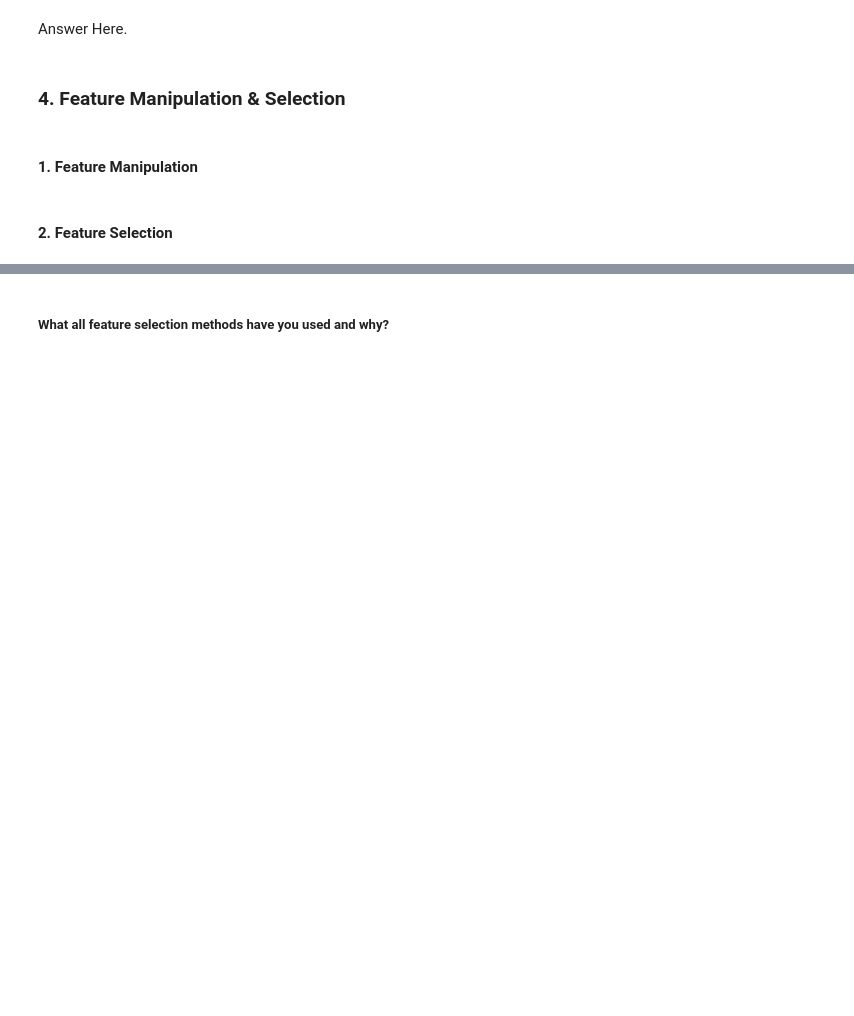
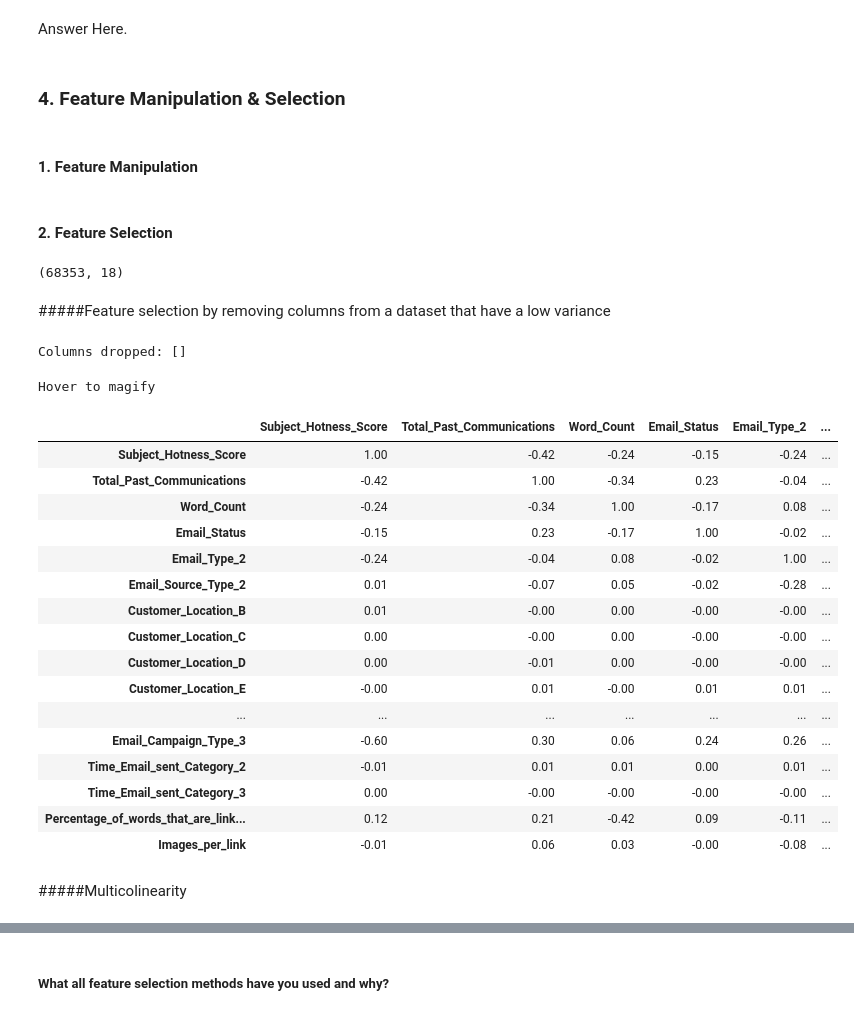
Before and after one commit to abhinav4201/Classification-Email-Campaign-Effectiveness-Prediction, a Jupyter notebook: Email_Campaign_Effectiveness_Prediction_capstone_3.ipynb, the cells around one changed output, grey strips where cells are left out. Cells and saved outputs as stored; diff of their text form; code cells hidden in the pictures; blank space fills up the shorter version.

```diff
--- a/Email_Campaign_Effectiveness_Prediction_capstone_3.ipynb
+++ b/Email_Campaign_Effectiveness_Prediction_capstone_3.ipynb
@@ -1594,4 +1605,77 @@ Answer Here.
+# %%
+#replacing infinity values with 0
+np.isinf(dff).values.sum()
+dff.replace([np.inf, -np.inf], 0, inplace=True)
 # %% [markdown]
 #### 2. Feature Selection
 # %%
 # Select your features wisely to avoid overfitting
+dff.shape
+# %% [output]
+(68353, 18)
+# %% [markdown]
+#####Feature selection by removing columns from a dataset that have a low variance
+# %%
+# Dropping Constant and Quasi Constant Feature
+def dropping_constant(data):
+  from  sklearn.feature_selection import VarianceThreshold
+  var_thres= VarianceThreshold(threshold=0.05)
+  var_thres.fit(data)
+  concol = [column for column in data.columns
+          if column not in data.columns[var_thres.get_support()]] #var_thres.get_support() return boolean values on checking condition
+  if "Email_Status" in concol:
+    concol.remove("Email_Status")
+  else:
+    pass
+  print(f'Columns dropped: {concol}')
+  df_removed_var=data.drop(concol,axis=1)
+  return df_removed_var
+# %%
+# Calling the function
+df_removed_var=dropping_constant(dff)
+# %% [output]
+Columns dropped: []
+# %%
+#correlation matrix
+
+corr = df_removed_var.corr()
+cmap=sns.diverging_palette(5, 250, as_cmap=True)
+
+def magnify():
+    return [dict(selector="th",
+                 props=[("font-size", "7pt")]),
+            dict(selector="td",
+                 props=[('padding', "0em 0em")]),
+            dict(selector="th:hover",
+                 props=[("font-size", "12pt")]),
+            dict(selector="tr:hover td:hover",
+                 props=[('max-width', '200px'),
+                        ('font-size', '12pt')])
+]
+
+corr.style.background_gradient(cmap, axis=1)\
+    .set_properties(**{'max-width': '80px', 'font-size': '10pt'})\
+    .set_caption("Hover to magify")\
+    .set_precision(2)\
+    .set_table_styles(magnify())
+# %% [output]
+Hover to magify
+|  | Subject_Hotness_Score | Total_Past_Communications | Word_Count | Email_Status | Email_Type_2 | ... |
+| Subject_Hotness_Score | 1.00 | -0.42 | -0.24 | -0.15 | -0.24 | ... |
+| Total_Past_Communications | -0.42 | 1.00 | -0.34 | 0.23 | -0.04 | ... |
+| Word_Count | -0.24 | -0.34 | 1.00 | -0.17 | 0.08 | ... |
+| Email_Status | -0.15 | 0.23 | -0.17 | 1.00 | -0.02 | ... |
+| Email_Type_2 | -0.24 | -0.04 | 0.08 | -0.02 | 1.00 | ... |
+| Email_Source_Type_2 | 0.01 | -0.07 | 0.05 | -0.02 | -0.28 | ... |
+| Customer_Location_B | 0.01 | -0.00 | 0.00 | -0.00 | -0.00 | ... |
+| Customer_Location_C | 0.00 | -0.00 | 0.00 | -0.00 | -0.00 | ... |
+| Customer_Location_D | 0.00 | -0.01 | 0.00 | -0.00 | -0.00 | ... |
+| Customer_Location_E | -0.00 | 0.01 | -0.00 | 0.01 | 0.01 | ... |
+| ... | ... | ... | ... | ... | ... | ... |
+| Email_Campaign_Type_3 | -0.60 | 0.30 | 0.06 | 0.24 | 0.26 | ... |
+| Time_Email_sent_Category_2 | -0.01 | 0.01 | 0.01 | 0.00 | 0.01 | ... |
+| Time_Email_sent_Category_3 | 0.00 | -0.00 | -0.00 | -0.00 | -0.00 | ... |
+| Percentage_of_words_that_are_link... | 0.12 | 0.21 | -0.42 | 0.09 | -0.11 | ... |
+| Images_per_link | -0.01 | 0.06 | 0.03 | -0.00 | -0.08 | ... |
+# %% [markdown]
+#####Multicolinearity
```
Also changed, not shown: parts of 23 cells of this notebook.
